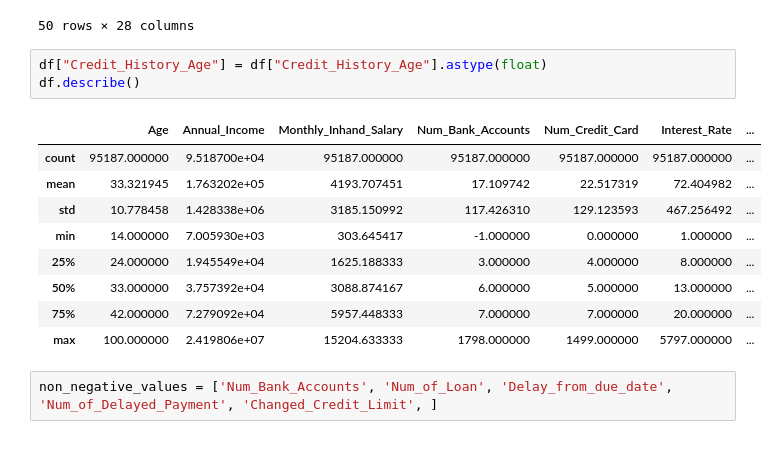
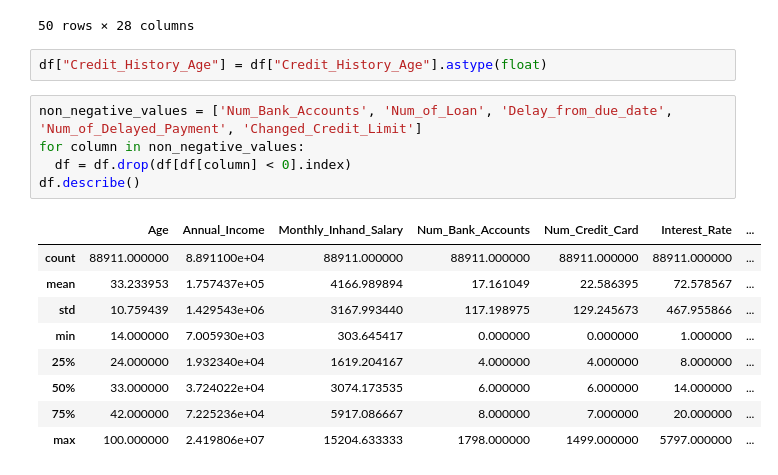
Before and after one commit to UEPP40/PUM, a Jupyter notebook: train.ipynb, the cells around one changed output. Saved outputs shown, nothing was run; the diff lists cells and outputs as text.

```diff
--- a/train.ipynb
+++ b/train.ipynb
@@ -179,16 +179,18 @@ df.head(50)
 50 rows × 28 columns
 # %%
 df["Credit_History_Age"] = df["Credit_History_Age"].astype(float)
-df.describe()
-# %% [output]
-|  | Age | Annual_Income | Monthly_Inhand_Salary | Num_Bank_Accounts | Num_Credit_Card | Interest_Rate | ... |
-| count | 95187.000000 | 9.518700e+04 | 95187.000000 | 95187.000000 | 95187.000000 | 95187.000000 | ... |
-| mean | 33.321945 | 1.763202e+05 | 4193.707451 | 17.109742 | 22.517319 | 72.404982 | ... |
-| std | 10.778458 | 1.428338e+06 | 3185.150992 | 117.426310 | 129.123593 | 467.256492 | ... |
-| min | 14.000000 | 7.005930e+03 | 303.645417 | -1.000000 | 0.000000 | 1.000000 | ... |
-| 25% | 24.000000 | 1.945549e+04 | 1625.188333 | 3.000000 | 4.000000 | 8.000000 | ... |
-| 50% | 33.000000 | 3.757392e+04 | 3088.874167 | 6.000000 | 5.000000 | 13.000000 | ... |
-| 75% | 42.000000 | 7.279092e+04 | 5957.448333 | 7.000000 | 7.000000 | 20.000000 | ... |
-| max | 100.000000 | 2.419806e+07 | 15204.633333 | 1798.000000 | 1499.000000 | 5797.000000 | ... |
 # %%
-non_negative_values = ['Num_Bank_Accounts', 'Num_of_Loan', 'Delay_from_due_date', 'Num_of_Delayed_Payment', 'Changed_Credit_Limit', ]
+non_negative_values = ['Num_Bank_Accounts', 'Num_of_Loan', 'Delay_from_due_date', 'Num_of_Delayed_Payment', 'Changed_Credit_Limit']
+for column in non_negative_values:
+  df = df.drop(df[df[column] < 0].index)
+df.describe()
+# %% [output]
+|  | Age | Annual_Income | Monthly_Inhand_Salary | Num_Bank_Accounts | Num_Credit_Card | Interest_Rate | ... |
+| count | 88911.000000 | 8.891100e+04 | 88911.000000 | 88911.000000 | 88911.000000 | 88911.000000 | ... |
+| mean | 33.233953 | 1.757437e+05 | 4166.989894 | 17.161049 | 22.586395 | 72.578567 | ... |
+| std | 10.759439 | 1.429543e+06 | 3167.993440 | 117.198975 | 129.245673 | 467.955866 | ... |
+| min | 14.000000 | 7.005930e+03 | 303.645417 | 0.000000 | 0.000000 | 1.000000 | ... |
+| 25% | 24.000000 | 1.932340e+04 | 1619.204167 | 4.000000 | 4.000000 | 8.000000 | ... |
+| 50% | 33.000000 | 3.724022e+04 | 3074.173535 | 6.000000 | 6.000000 | 14.000000 | ... |
+| 75% | 42.000000 | 7.225236e+04 | 5917.086667 | 8.000000 | 7.000000 | 20.000000 | ... |
+| max | 100.000000 | 2.419806e+07 | 15204.633333 | 1798.000000 | 1499.000000 | 5797.000000 | ... |
```
Also changed, not shown: parts of 2 cells of this notebook.
